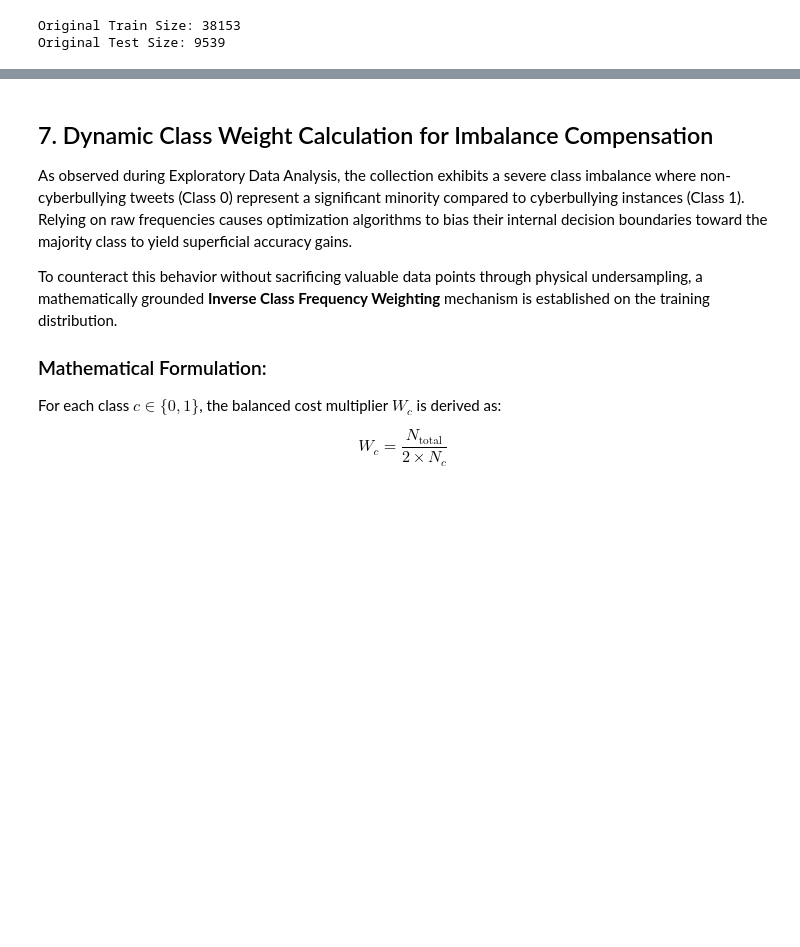
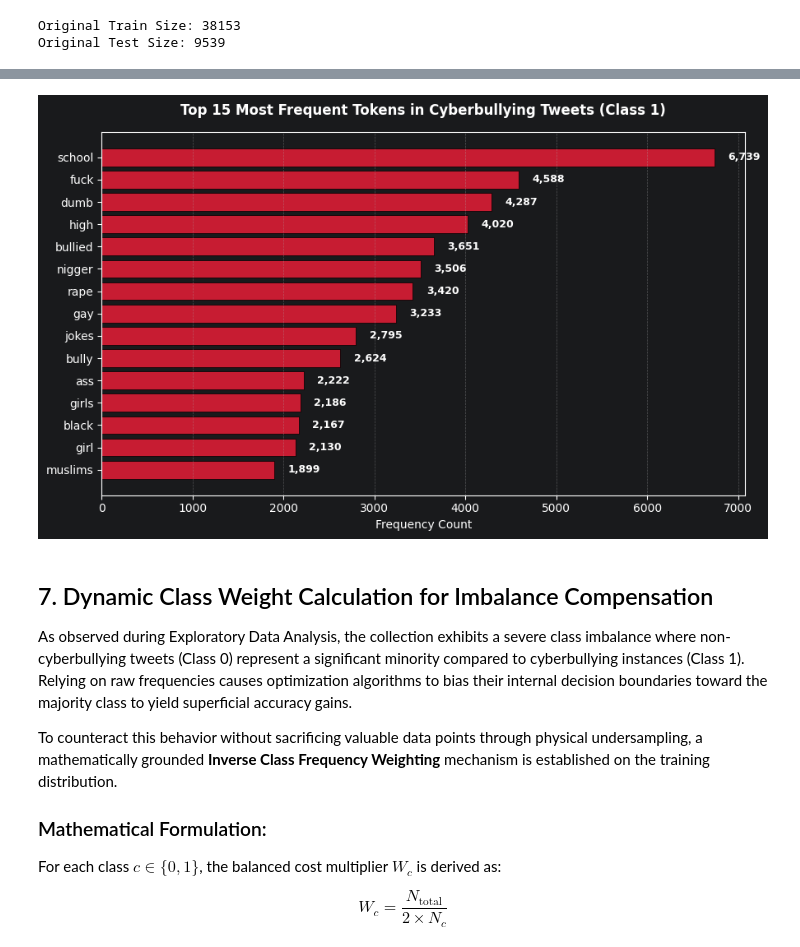
Before and after one commit to ulasamiyorumki/cyberbullying-detection-system, a Jupyter notebook: notebooks/cyberbullying-detection-system.ipynb, the cells around one changed output, grey strips where cells are left out. Saved outputs shown, nothing was run; the diff lists cells and outputs as text; code cells hidden in the pictures; blank space fills up the shorter version.

```diff
--- a/notebooks/cyberbullying-detection-system.ipynb
+++ b/notebooks/cyberbullying-detection-system.ipynb
@@ -124,13 +150,14 @@ STOP_WORDS = set([
     "i", "me", "my", "myself", "we", "our", "ours", "ourselves", "you", "your", "yours", "yourselves",
     "he", "him", "his", "himself", "she", "her", "hers", "herself", "it", "its", "itself", "they",
     "them", "their", "theirs", "themselves", "what", "which", "who", "whom", "this", "that", "these",
-    "those", "am", "is", "are", "was", "were", "be", "been ", "being", "have", "has", "had", "having",
+    "those", "am", "is", "are", "was", "were", "be", "been", "being", "have", "has", "had", "having",
     "do", "does", "did", "doing", "a", "an", "the", "and", "but", "if", "or", "because", "as", "until",
     "while", "of", "at", "by", "for", "with", "about", "against", "between", "into", "through", "during",
     "before", "after", "above", "below", "to", "from", "up", "down", "in", "out", "on", "off", "over",
     "under", "again", "further", "then", "once", "here", "there", "when", "where", "why", "how", "all",
     "any", "both", "each", "few", "more", "most", "other", "some", "such", "no", "nor", "not", "only",
-    "own", "same", "so", "than", "too", "very", "s", "t", "can", "will", "just", "don", "should", "now"
+    "own", "same", "so", "than", "too", "very", "s", "t", "can", "will", "just", "don", "should", "now",
+    "like", "im", "rt", "one", "people", "get", "dont", "u", "go", "would", "cant", "lol", "via", "know"
 ])
 
 MENTION_PATTERN = re.compile(r"@[A-Za-z0-9_]+")
@@ -200,3 +230,29 @@ Original Test Size: 9539
+# %%
+toxic_tokens = train_df[train_df['label'] == 1]['tokens']
+
+all_toxic_words = [word for tokens in toxic_tokens for word in tokens]
+word_counts = Counter(all_toxic_words)
+
+top_words_data = word_counts.most_common(15)
+words = [item[0] for item in top_words_data][::-1]
+frequencies = [item[1] for item in top_words_data][::-1]
+
+plt.figure(figsize=(9, 5.5))
+bars = plt.barh(words, frequencies, color='#e71d36', edgecolor='black', linewidth=0.6, alpha=0.85)
+
+for bar in bars:
+    width = bar.get_width()
+    plt.text(width + 150, bar.get_y() + bar.get_height()/2.0, f'{int(width):,}',
+             ha='left', va='center', fontsize=9, weight='bold')
+
+plt.title('Top 15 Most Frequent Tokens in Cyberbullying Tweets (Class 1)', fontsize=12, weight='bold', pad=15)
+plt.xlabel('Frequency Count', fontsize=10)
+plt.grid(axis='x', linestyle='--', alpha=0.4)
+
+plt.tight_layout()
+plt.show()
+# %% [output]
+[figure, added]
 # %% [markdown]
 ## 7. Dynamic Class Weight Calculation for Imbalance Compensation
 
```
Also changed, not shown: parts of 23 cells of this notebook.
